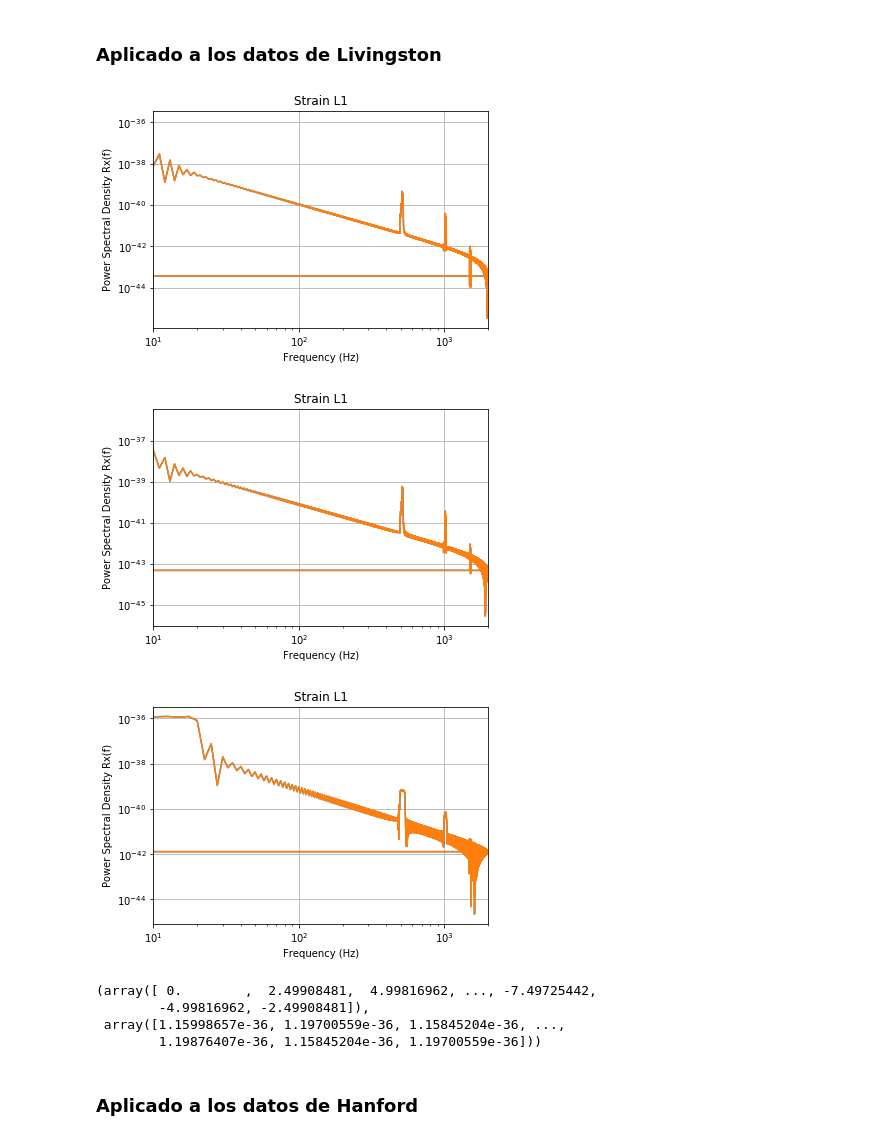
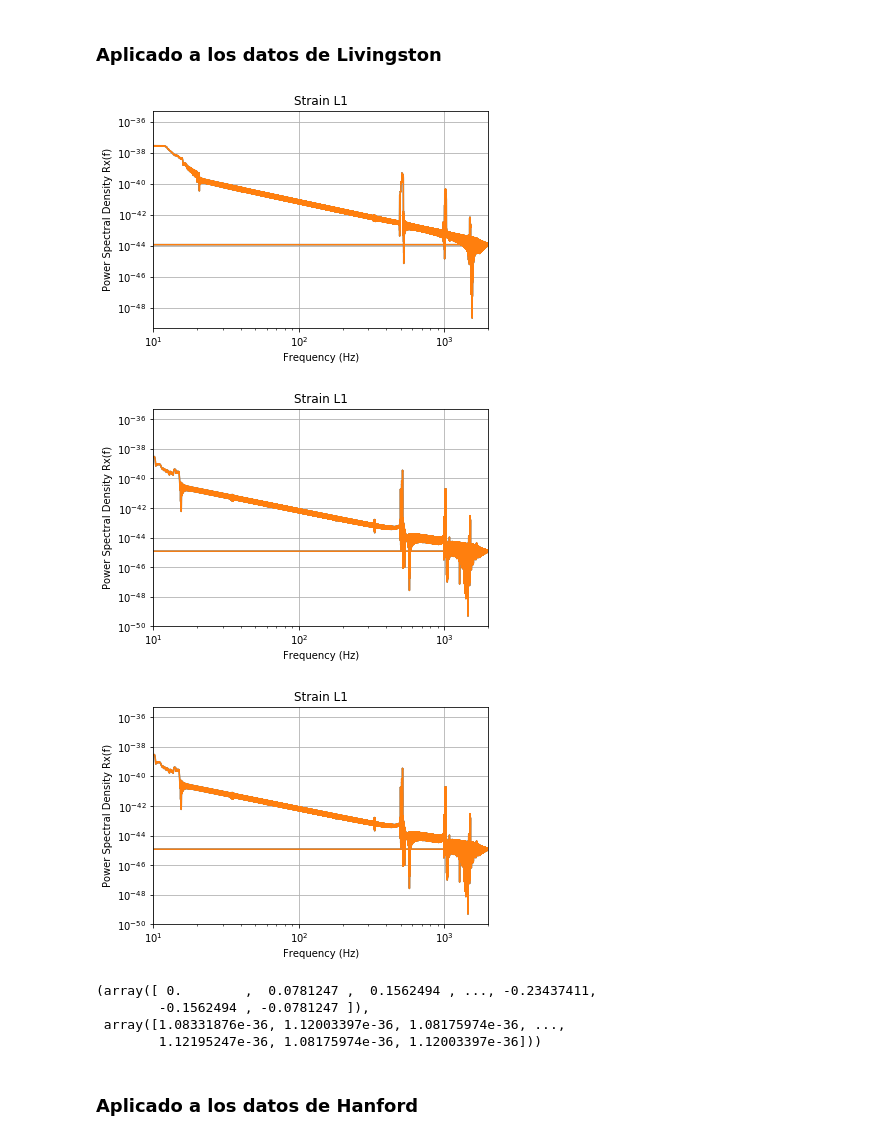
Before and after one commit to LuFernandez/PASA, a Jupyter notebook: TP1. Laboratorio de estimación no-paramétrica/Informe/Informe.ipynb, the cells around one changed output. Cells and saved outputs as stored; diff of their text form; code cells hidden in the pictures.

```diff
--- a/TP1. Laboratorio de estimación no-paramétrica/Informe/Informe.ipynb
+++ b/TP1. Laboratorio de estimación no-paramétrica/Informe/Informe.ipynb
@@ -45,15 +45,15 @@ def read_data(path, name):
   strain, time, chan_dict = rl.loaddata(path, name)
   dt = time[1] - time[0]
   times = dt*np.array([i for i in range(len(strain))])
-  return (strain, times, chan_dict, dt)
+  return (strain, times, chan_dict)
 
 fs = 4096
 folder_path = "PASA/TP1. Laboratorio de estimación no-paramétrica/LIGO/"
 # leemos los datos de Livingston
-strain_l1, times_l1, chan_dict_l1, dt_l1 = read_data(path=folder_path+'L-L1_LOSC_4_V2-1126259446-32.hdf5', name='L1')
+strain_l1, times_l1, chan_dict_l1 = read_data(path=folder_path+'L-L1_LOSC_4_V2-1126259446-32.hdf5', name='L1')
 
 # leemos los datos de Hanford
-strain_h1, time_h1, chan_dict_h1, dt_h1 = read_data(path=folder_path+'H-H1_LOSC_4_V2-1126259446-32.hdf5', name='H1')
+strain_h1, time_h1, chan_dict_h1 = read_data(path=folder_path+'H-H1_LOSC_4_V2-1126259446-32.hdf5', name='H1')
 # %% [markdown]
 ## Visualización de datos
 # %%
@@ -138,7 +135,8 @@ def create_b_tukey_window(N, M, L):
 # %% [markdown]
 Definimos cómo estimar la autocorrelación de una señal ruidosa:
 # %%
-def autocorrelation_estimation(data, L, N):
+def autocorrelation_estimation(data, L):
+  N = len(data)
   # Formamos el vector r_x con todos l de 0 a L
   if data.dtype is not complex:
     data = data.astype(complex)
@@ -152,17 +150,17 @@ def autocorrelation_estimation(data, L, N):
 Finalmente, implementamos el método:
 # %%
 #frac_N_l = N/l
-def blackman_tukey(fs, data, figure_number, M, x_lim, title='', N=4096, frac_N_l=5, plot=True):
+def blackman_tukey(fs, data, figure_number, M, x_lim, title='',  frac_N_l=5, plot=True):
   # cantidad de muestras N
   # Se recomienda N mayor a 50, y |l| ≤ N/4 (Box & Jenkins, 1976).
-  L = N//frac_N_l
-  #N = len(data)
+  L = len(data)//frac_N_l
+  N = len(data)
   if N <= 50:
     print('Se recomienda elegir una cantidad de muestras mayor a 50! (Box & Jenkins, 1976)')
   if L > N//4:
     print('Se recomienda elegir |l|<=N/4! (Box & Jenkins, 1976)')
 
-  r_xw = autocorrelation_estimation(data=data, L=L, N=N) * create_b_tukey_window(N, M, L)
+  r_xw = autocorrelation_estimation(data=data, L=L) * create_b_tukey_window(N, M, L)
 
   z = abs(scfft.fft(x=r_xw, n=len(r_xw)))
 
@@ -180,17 +178,17 @@ def blackman_tukey(fs, data, figure_number, M, x_lim, title='', N=4096, frac_N_l
 # %% [markdown]
 ### Aplicado a los datos de Livingston
 # %%
-blackman_tukey(fs=fs, data=strain_l1, figure_number=1, x_lim=(10,2000), title='Strain L1', M=50, N=4096*10, frac_N_l=20)
-blackman_tukey(fs=fs, data=strain_l1, figure_number=1, x_lim=(10,2000), title='Strain L1', M=20, N=4096*5, frac_N_l=10)
-blackman_tukey(fs=fs, data=strain_l1, figure_number=1, x_lim=(10,2000), title='Strain L1', M=20, N=4096, frac_N_l=5)
+b_f_l1_tot, b_Pxx_l1_tot = blackman_tukey(fs=fs, data=strain_l1, figure_number=1, x_lim=(10,2000), title='Strain L1', M=200, frac_N_l=5)
+b_f_l1_first, b_Pxx_l1_first = blackman_tukey(fs=fs, data=strain_l1, figure_number=1, x_lim=(10,2000), title='Strain L1', M=20, frac_N_l=5)
+b_f_l1_last, b_Pxx_l1_last = blackman_tukey(fs=fs, data=strain_l1, figure_number=1, x_lim=(10,2000), title='Strain L1', M=20, frac_N_l=5)
 # %% [output]
-[figure, old version]
+[figure, new version]
-[figure, old version]
+[figure, new version]
-[figure, old version]
+[figure, new version]
-(array([ 0.        ,  2.49908481,  4.99816962, ..., -7.49725442,
-        -4.99816962, -2.49908481]),
- array([1.15998657e-36, 1.19700559e-36, 1.15845204e-36, ...,
-        1.19876407e-36, 1.15845204e-36, 1.19700559e-36]))
+(array([ 0.        ,  0.0781247 ,  0.1562494 , ..., -0.23437411,
+        -0.1562494 , -0.0781247 ]),
+ array([1.08331876e-36, 1.12003397e-36, 1.08175974e-36, ...,
+        1.12195247e-36, 1.08175974e-36, 1.12003397e-36]))
 # %% [markdown]
 ### Aplicado a los datos de Hanford
 # %%
```
Also changed, not shown: parts of 10 cells of this notebook.
